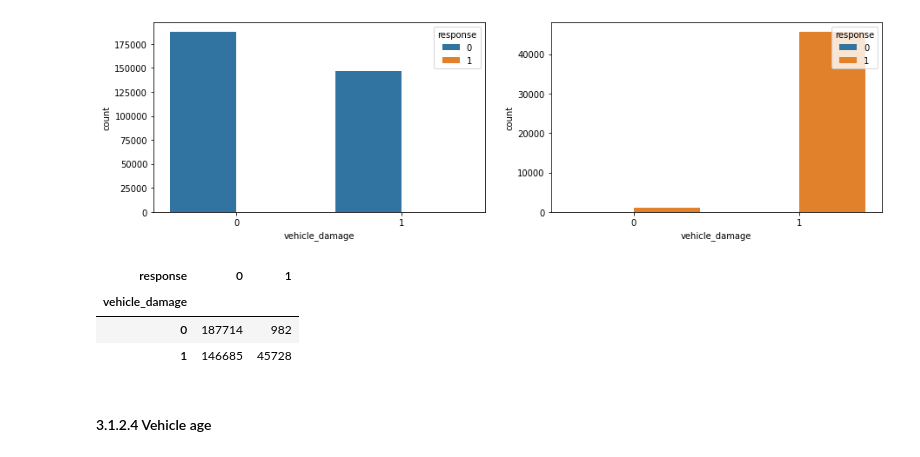
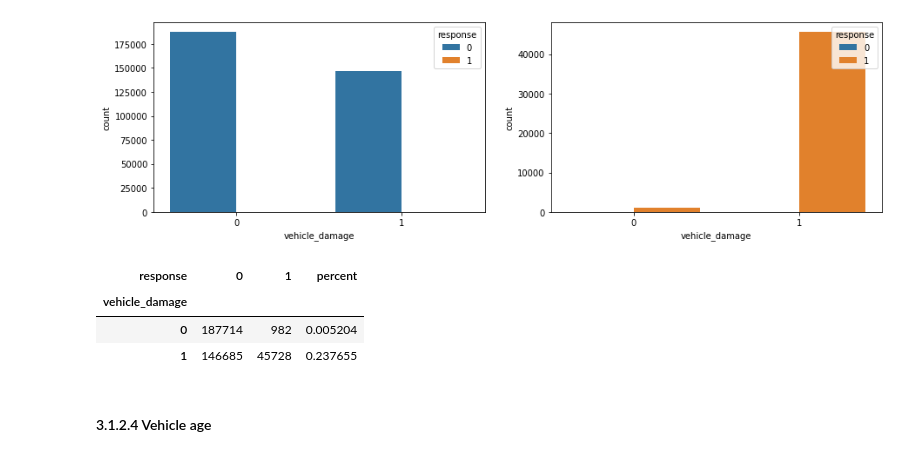
Before and after one commit to LessioGuilherme/pa004_health_insurance_cross_sell, a Jupyter notebook: pa004_health_insurance_cross_sell_sprint03.ipynb, the cells around one changed output. Saved outputs shown, nothing was run; the diff lists cells and outputs as text; code cells hidden in the pictures.

```diff
--- a/pa004_health_insurance_cross_sell_sprint03.ipynb
+++ b/pa004_health_insurance_cross_sell_sprint03.ipynb
@@ -428,7 +428,7 @@ df2['vintage_per_age'] = df2['vintage']/df2['age']
 df2['previously_insured_vehicle_damage'] =  df2.apply(lambda row: -(row['vehicle_damage'] + row['previously_insured'])**2 if row['previously_insured'] == 0 else (row['vehicle_damage'] + row['previously_insured'])**2, axis=1)
 
 #logic between vehicle_age (consider age > 1 as 1 and age < 1 as 0) and vehicle_damage
-df2['vehicle_age_vehicle_damage'] = df2.apply(lambda row: -(row['vehicle_damage'] + 0)**2 if row['vehicle_age'] == '<1 Year' else (row['vehicle_damage'] + 1)**2, axis=1)
+df2['vehicle_age_vehicle_damage'] = df2.apply(lambda row: -((row['vehicle_damage'] + 0)**2) if row['vehicle_age'] == '<1 Year' else (row['vehicle_damage'] + 1)**2, axis=1)
 
 #logic between driving_license and vehicle_damage
 df2['vehicle_damage_license'] = df2.apply(lambda row: -(row['vehicle_damage'] + row['driving_license'])**2 if row['driving_license'] == 0 else (row['vehicle_damage'] + row['driving_license'])**2, axis=1)
@@ -620,12 +616,14 @@ sns.countplot(df3[df3['response']==1]['vehicle_damage'], hue=df3['response'], ax
 <AxesSubplot:xlabel='vehicle_damage', ylabel='count'>
 [figure]
 # %%
-pd.crosstab(df3['vehicle_damage'], df3['response'])
+aux8 = pd.crosstab(df3['vehicle_damage'], df3['response'])
+aux8['percent'] = aux8[1]/(aux8[1]+aux8[0])
+aux8
 # %% [output]
-| response | 0 | 1 |
-| vehicle_damage |  |  |
-| 0 | 187714 | 982 |
-| 1 | 146685 | 45728 |
+| response | 0 | 1 | percent |
+| vehicle_damage |  |  |  |
+| 0 | 187714 | 982 | 0.005204 |
+| 1 | 146685 | 45728 | 0.237655 |
 # %% [markdown]
 #### 3.1.2.4 Vehicle age
 # %%
```
Also changed, not shown: parts of 19 cells of this notebook.
